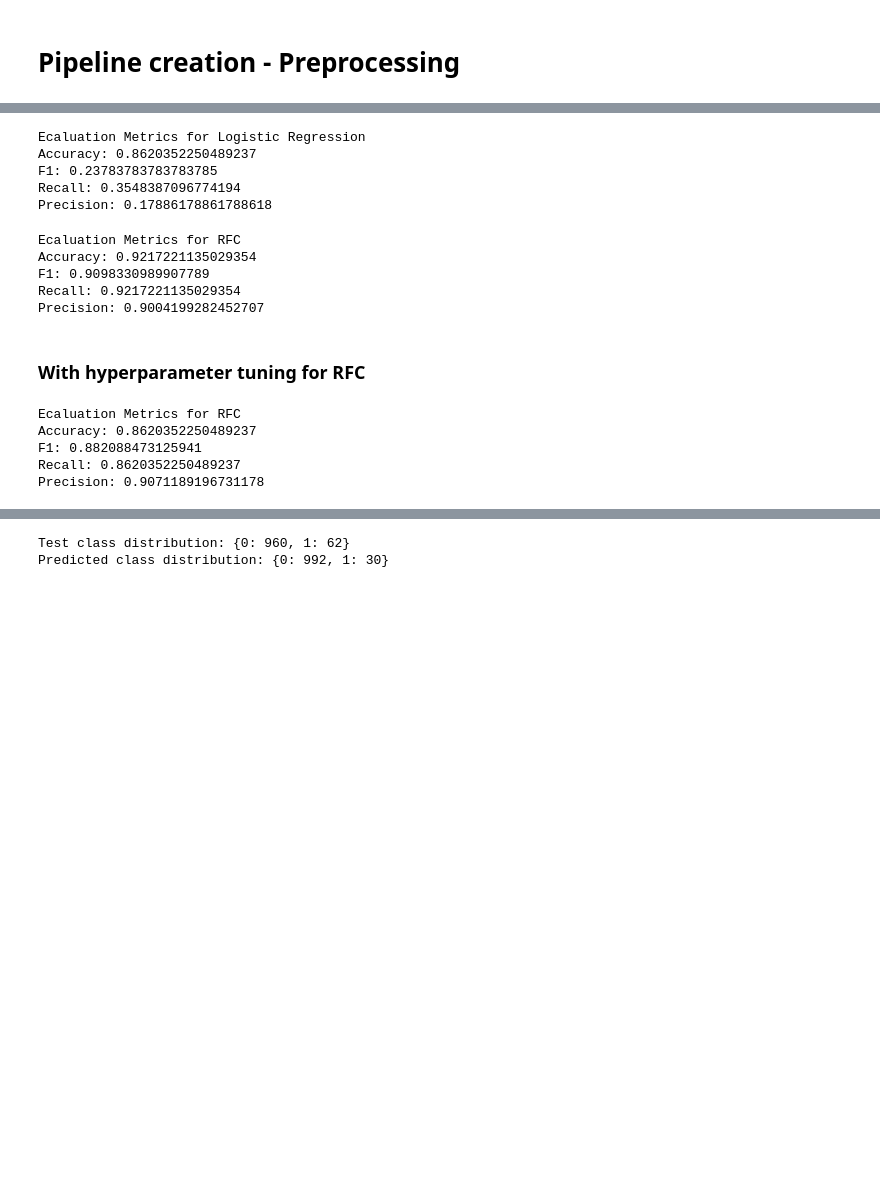
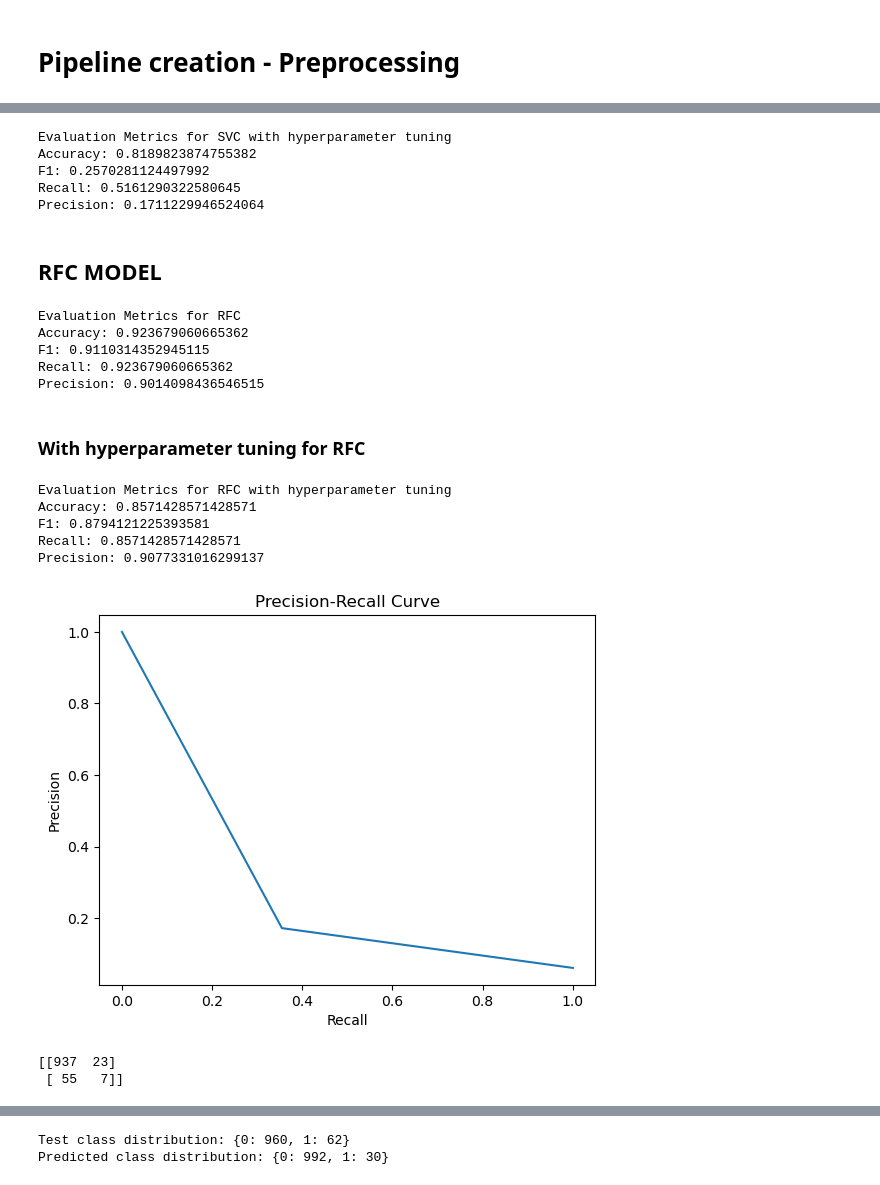
Before and after one commit to agullinashllaku/streamlit_stroke, a Jupyter notebook: Stroke-Probability.ipynb, the cells around one changed output, grey strips where cells are left out. Saved outputs shown, nothing was run; the diff lists cells and outputs as text; code cells hidden in the pictures; blank space fills up the shorter version.

```diff
--- a/Stroke-Probability.ipynb
+++ b/Stroke-Probability.ipynb
@@ -14,7 +13,7 @@ from sklearn.ensemble import RandomForestClassifier
 # %% [markdown]
 # Fill in NaN and getting overview of data
 # %%
-df = pd.read_csv('Downloads/stroke.csv')
+df = pd.read_csv('streamlit_app/stroke.csv')
 df.head()
 # %% [output]
 |  | id | gender | age | hypertension | heart_disease | ever_married | work_type | Residence_type | ... |
@@ -120,7 +105,7 @@ pipe = ImbPipeline(steps=[('preprocessor', column_trans),
                                ('smote', smote),
                                ('classifier', logreg)])
 # %%
-svm = SVC(class_weight='balanced')
+svm = SVC(class_weight='balanced',probability=True)
 pipe_svm = ImbPipeline(steps=[('preprocessor', column_trans),
                                ('smote', smote),
                                ('classifier', svm)])
@@ -157,12 +146,12 @@ grid_search_log_reg = GridSearchCV(pipe, param_grid_log_reg, scoring='f1', cv=5)
 
 # Fit GridSearchCV
 grid_search_log_reg.fit(X_train, y_train)
-best_pipe_log = grid_search.best_estimator_
+best_pipe_log = grid_search_log_reg.best_estimator_
 
 best_pipe_log.fit(X_train, y_train)
 y_pred = best_pipe_log.predict(X_test)
 
-print("Ecaluation Metrics for Logistic Regression")
+print("Evaluation Metrics for Logistic Regression with hyperparameter tuning")
 print("Accuracy:", accuracy_score(y_test,y_pred))
 print("F1:", f1_score(y_test,y_pred))
 print("Recall:", recall_score(y_test,y_pred))
@@ -200,40 +193,39 @@ grid_search_svc = GridSearchCV(pipe_svm, param_grid_svc, scoring='f1', cv=5)
 
 # Fit GridSearchCV
 grid_search_svc.fit(X_train, y_train)
-best_pipe_svc = grid_search.best_estimator_
+best_pipe_svc = grid_search_svc.best_estimator_
 
-print("Ecaluation Metrics for Logistic Regression")
+print("Evaluation Metrics for SVC with hyperparameter tuning")
 print("Accuracy:", accuracy_score(y_test,y_pred))
 print("F1:", f1_score(y_test,y_pred))
 print("Recall:", recall_score(y_test,y_pred))
 print("Precision:", precision_score(y_test,y_pred))
 # %% [output]
-Ecaluation Metrics for Logistic Regression
-Accuracy: 0.8620352250489237
-F1: 0.23783783783783785
-Recall: 0.3548387096774194
-Precision: 0.17886178861788618
+Evaluation Metrics for SVC with hyperparameter tuning
+Accuracy: 0.8189823874755382
+F1: 0.2570281124497992
+Recall: 0.5161290322580645
+Precision: 0.1711229946524064
+# %% [markdown]
+## RFC MODEL
 # %%
 pipe_rfc.fit(X_train, y_train)
 y_pred = pipe_rfc.predict(X_test)
 
-print("Ecaluation Metrics for RFC")
+print("Evaluation Metrics for RFC")
 print("Accuracy:", accuracy_score(y_test,y_pred))
 print("F1:", f1_score(y_test,y_pred,average='weighted'))
 print("Recall:", recall_score(y_test,y_pred,average='weighted'))
 print("Precision:", precision_score(y_test,y_pred,average='weighted'))
 # %% [output]
-Ecaluation Metrics for RFC
-Accuracy: 0.9217221135029354
-F1: 0.9098330989907789
-Recall: 0.9217221135029354
-Precision: 0.9004199282452707
+Evaluation Metrics for RFC
+Accuracy: 0.923679060665362
+F1: 0.9110314352945115
+Recall: 0.923679060665362
+Precision: 0.9014098436546515
 # %% [markdown]
 ### With hyperparameter tuning for RFC
 # %%
-from sklearn.model_selection import GridSearchCV
-
-# Define parameter grid for RandomForest
 param_grid = {
     'classifier__n_estimators': [100, 200],
     'classifier__max_depth': [None, 10, 20]
@@ -249,14 +241,35 @@ best_pipe_rfc = grid_search.best_estimator_
 best_pipe_rfc.fit(X_train, y_train)
 y_pred = best_pipe_rfc.predict(X_test)
 
-print("Ecaluation Metrics for RFC")
+print("Evaluation Metrics for RFC with hyperparameter tuning")
 print("Accuracy:", accuracy_score(y_test,y_pred))
 print("F1:", f1_score(y_test,y_pred,average='weighted'))
 print("Recall:", recall_score(y_test,y_pred,average='weighted'))
 print("Precision:", precision_score(y_test,y_pred,average='weighted'))
 # %% [output]
-Ecaluation Metrics for RFC
-Accuracy: 0.8620352250489237
-F1: 0.882088473125941
-Recall: 0.8620352250489237
-Precision: 0.9071189196731178
+Evaluation Metrics for RFC with hyperparameter tuning
+Accuracy: 0.8571428571428571
+F1: 0.8794121225393581
+Recall: 0.8571428571428571
+Precision: 0.9077331016299137
+# %%
+from sklearn.metrics import precision_recall_curve
+import matplotlib.pyplot as plt
+
+precision, recall, thresholds = precision_recall_curve(y_test, y_pred)
+plt.plot(recall, precision)
+plt.xlabel("Recall")
+plt.ylabel("Precision")
+plt.title("Precision-Recall Curve")
+plt.show()
+# %% [output]
+[figure, added]
+# %%
+from sklearn.metrics import confusion_matrix
+
+y_pred = pipe_rfc.predict(X_test)
+cm = confusion_matrix(y_test, y_pred)
+print(cm)
+# %% [output]
+[[937  23]
+ [ 55   7]]
```
Also changed, not shown: parts of 15 cells of this notebook.
